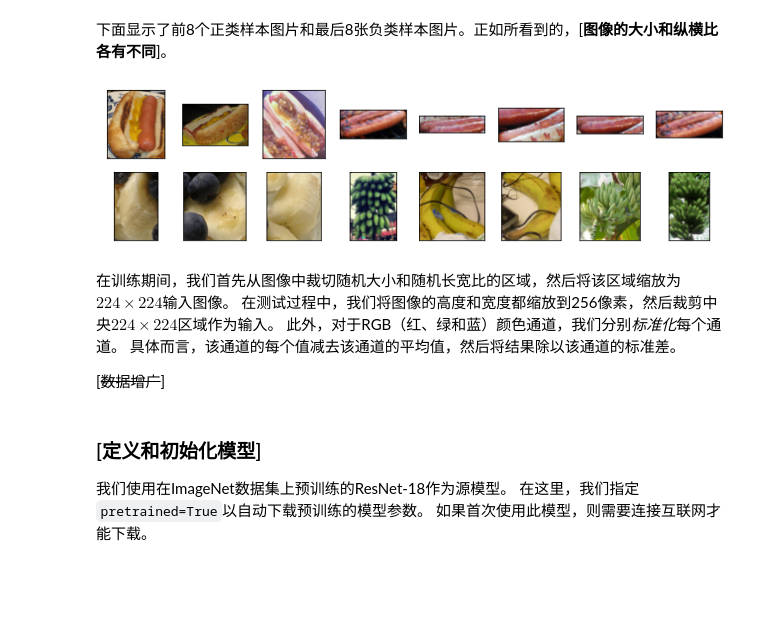
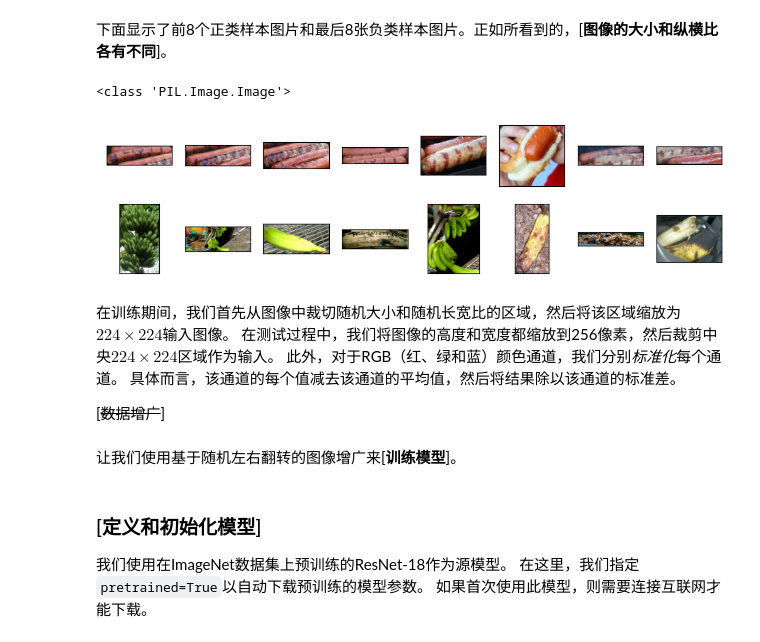
Before and after one commit to Tipriest/D2L, a Jupyter notebook: pytorch/chapter14_computer-vision/fine-tuning.ipynb, the cells around one changed output. Saved outputs shown, nothing was run; the diff lists cells and outputs as text; code cells hidden in the pictures; blank space fills up the shorter version.

```diff
--- a/pytorch/chapter14_computer-vision/fine-tuning.ipynb
+++ b/pytorch/chapter14_computer-vision/fine-tuning.ipynb
@@ -73,11 +70,17 @@ test_imgs = torchvision.datasets.ImageFolder(os.path.join(data_dir, 'test'))
 # %% [markdown]
 下面显示了前8个正类样本图片和最后8张负类样本图片。正如所看到的，[**图像的大小和纵横比各有不同**]。
 # %%
-hotdogs = [train_imgs[i][0] for i in range(8)]
-not_hotdogs = [train_imgs[-i - 1][0] for i in range(8)]
+train_imgs = torchvision.datasets.ImageFolder(os.path.join(data_dir, 'train'))
+test_imgs = torchvision.datasets.ImageFolder(os.path.join(data_dir, 'test'))
+# for i in range(len(train_imgs)):
+#     print(i, train_imgs[i][1])
+print(type(train_imgs[10][0]))
+hotdogs = [train_imgs[i+8][0] for i in range(8)]
+not_hotdogs = [train_imgs[-i - 8][0] for i in range(8)]
 d2l.show_images(hotdogs + not_hotdogs, 2, 8, scale=1.4);
 # %% [output]
+<class 'PIL.Image.Image'>
-[figure, old version]
+[figure, new version]
 # %% [markdown]
 在训练期间，我们首先从图像中裁切随机大小和随机长宽比的区域，然后将该区域缩放为$224 \times 224$输入图像。
 在测试过程中，我们将图像的高度和宽度都缩放到256像素，然后裁剪中央$224 \times 224$区域作为输入。
@@ -104,3 +125,5 @@ test_augs = torchvision.transforms.Compose([
+# %% [markdown]
+让我们使用基于随机左右翻转的图像增广来[**训练模型**]。
 # %% [markdown]
 ### [**定义和初始化模型**]
 
```
Also changed, not shown: parts of 14 cells of this notebook, 25 other files.
